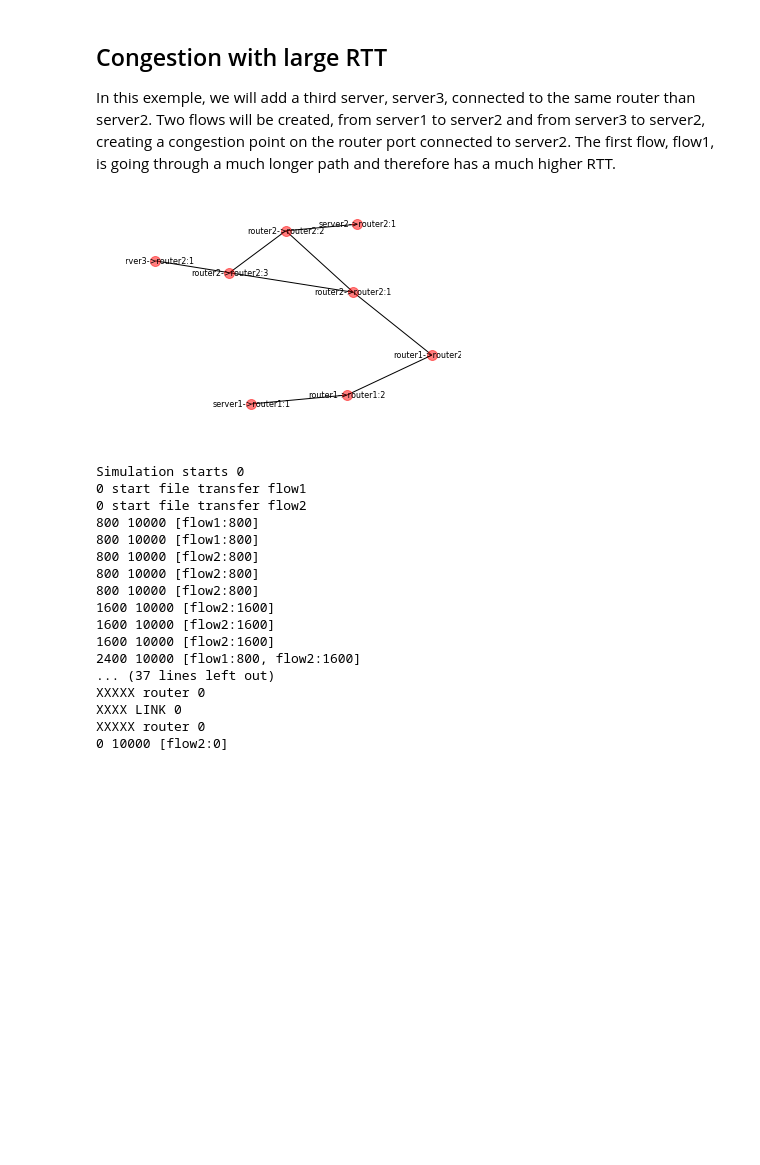
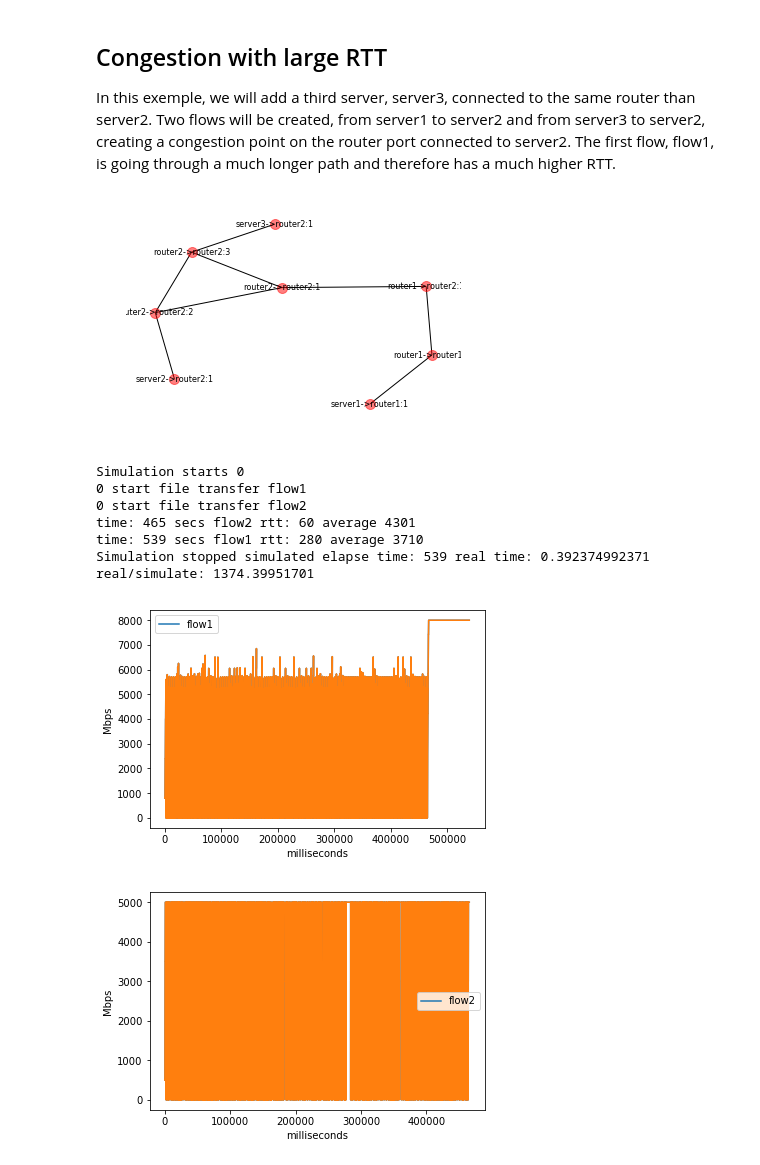
Before and after one commit to esnet/calibers, a Jupyter notebook: simulator/TutorialRate.ipynb, the cells around one changed output. Drawn from its saved outputs; the diff is of its cells as text; code cells hidden in the pictures; blank space fills up the shorter version.

```diff
--- a/simulator/TutorialRate.ipynb
+++ b/simulator/TutorialRate.ipynb
@@ -153,7 +153,7 @@ Congestion with large RTT
 In this exemple, we will add a third server, server3, connected to the same router than server2. Two flows will be created, from server1 to server2 and from server3 to server2, creating a congestion point on the router port connected to server2. The first flow, flow1, is going through a much longer path and therefore has a much higher RTT.
 # %%
 %aimport simrate
-%autoreload 2
+%autoreload 1
 from simrate import Topology
 
 topo = Topology("test topology", ticks_per_sec=100)
@@ -163,11 +163,11 @@ from simrate import Endpoint
 topo.add_routers(['router1','router2'])
 topo.add_link(router_a='router1',router_b='router2',capacity=10000,latency=100)
 
-server1 = Endpoint(name='server1',topology=topo,capacity=10000,rate=8000)
+server1 = Endpoint(name='server1',topology=topo,capacity=10000,rate=10000)
 server1.connect('router1', latency=20)
-server2 = Endpoint(name='server2',topology=topo,capacity=10000,rate=8000)
+server2 = Endpoint(name='server2',topology=topo,capacity=10000,rate=10000)
 server2.connect('router2', latency=20)
-server3 = Endpoint(name='server3',topology=topo,capacity=10000,rate=8000)
+server3 = Endpoint(name='server3',topology=topo,capacity=10000,rate=10000)
 server3.connect('router2', latency=10)
 
 from simrate import DataTransfer
@@ -178,56 +178,46 @@ flow1 = DataTransfer(name="flow1",
                      data_size=2000000,
                      max_rate=8000,
                      topology=topo)
 
 flow1.info = True
 flow1.debug = False
 flow1.record_receive = True
 flow1.record_drop = True
 
 topo.schedule_workflow(workflow=flow1)
 
 flow2 = DataTransfer(name="flow2",
-                     src=server2,
-                     dst=server3,
+                     src=server3,
+                     dst=server2,
                      data_size=2000000,
-                     max_rate=8000,
+                     max_rate=5000,
                      topology=topo)
 
 flow2.info = True
 flow2.debug = False
 flow2.record_receive = True
 flow2.record_drop = True
 
 topo.schedule_workflow(workflow=flow2)
 
 topo.draw()
 
 topo.start_simulation()
 
 flow1.plot_receive()
+topo.show_plots()
 flow2.plot_receive()
-#flow1.plot_rate()
-#flow2.plot_rate()
 topo.show_plots()
 # %% [output]
-[figure, old version]
+[figure, new version]
 Simulation starts 0
 0 start file transfer flow1
 0 start file transfer flow2
-800 10000 [flow1:800]
-800 10000 [flow1:800]
-800 10000 [flow2:800]
-800 10000 [flow2:800]
-800 10000 [flow2:800]
-1600 10000 [flow2:1600]
-1600 10000 [flow2:1600]
-1600 10000 [flow2:1600]
-2400 10000 [flow1:800, flow2:1600]
-... (37 lines left out)
-XXXXX router 0
-XXXX LINK 0
-XXXXX router 0
-0 10000 [flow2:0]
+time: 465 secs flow2 rtt: 60 average 4301
+time: 539 secs flow1 rtt: 280 average 3710
+Simulation stopped simulated elapse time: 539 real time: 0.392374992371 real/simulate: 1374.39951701
+[figure, added]
+[figure, added]
 # %%
 %aimport simrate
 %autoreload 2
```
Also changed, not shown: parts of 6 cells of this notebook, 1 other file.
